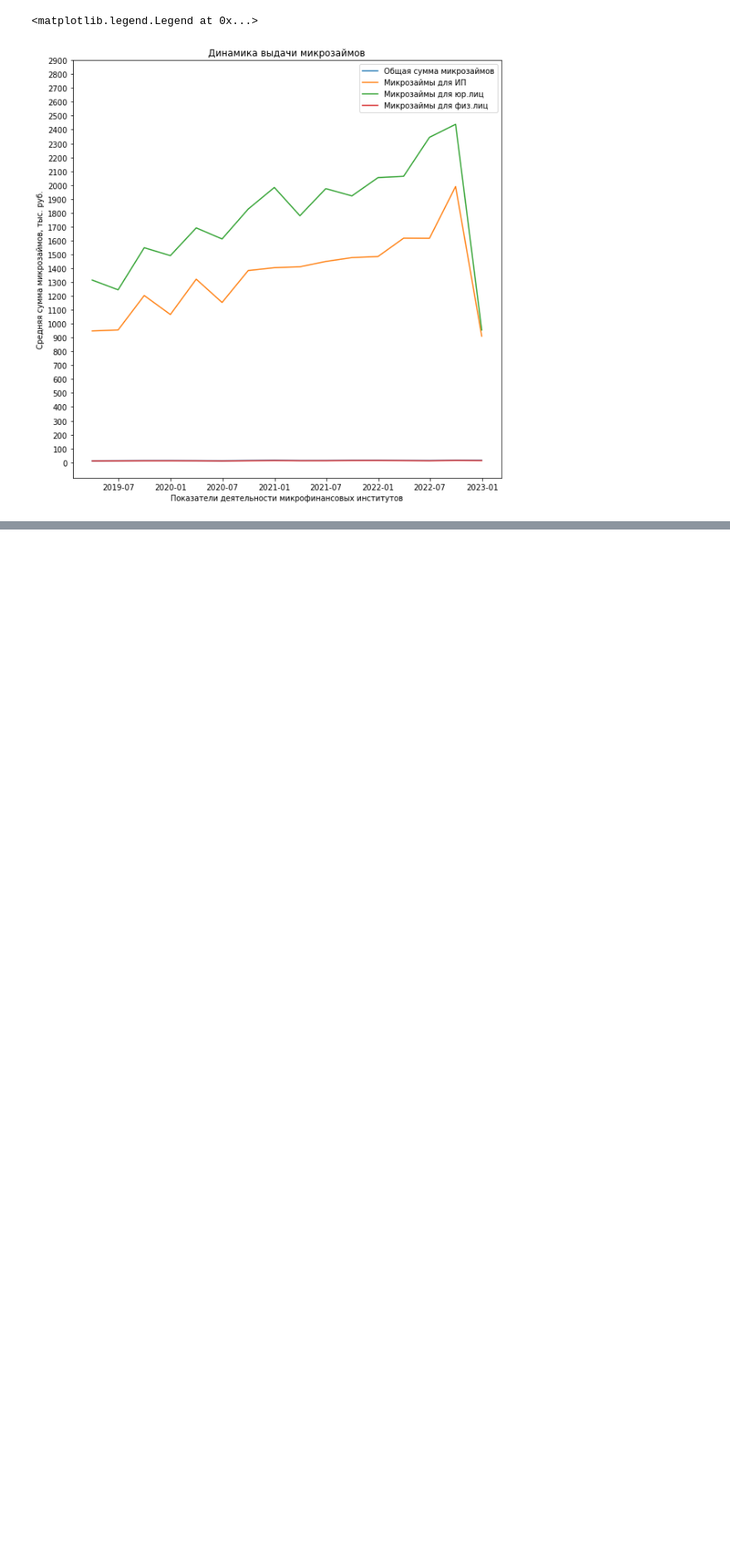
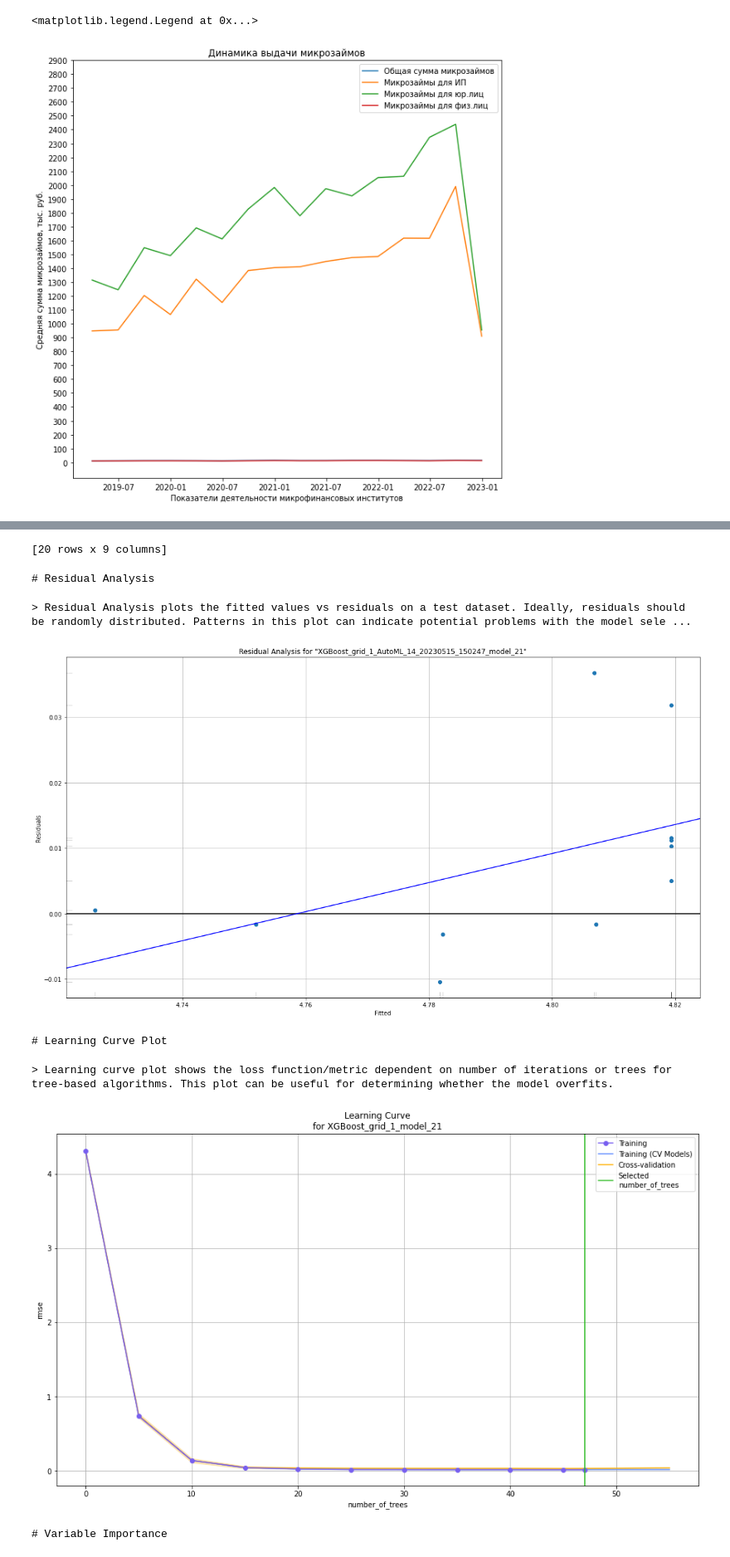
Before and after one commit to torosyantig/microfinance_market, a Jupyter notebook: model.ipynb, the cells around one changed output, grey strips where cells are left out. Shown at 83% size. Drawn from its saved outputs; the diff is of its cells as text; code cells hidden in the pictures; blank space fills up the shorter version.

```diff
--- a/model.ipynb
+++ b/model.ipynb
@@ -530,0 +1389,6 @@ Index(['Показатели деятельности микрофинансов
+# %%
+import numpy as np
+temp = train["borrow"].as_data_frame()
+temp = np.log1p(temp)
+temp = h2o.H2OFrame(temp)
+train["borrow"] = temp
@@ -530,0 +1397,6 @@ Index(['Показатели деятельности микрофинансов
+# %%
+predictors2 = train.names
+# predictors.remove('big_pruchase')
+# predictors.remove('mat_blag')
+predictors2.remove('Date')
+predictors2.remove('borrow')
@@ -530,0 +1436,16 @@ Index(['Показатели деятельности микрофинансов
+# %%
+response2='borrow'
+# %%
+from h2o.estimators.gbm import H2OGradientBoostingEstimator
+
+aml = H2OAutoML(
+    max_models=80,
+    seed=1090,
+    nfolds=4,
+    verbosity="info",
+    sort_metric="RMSE",
+    exclude_algos=["GLM", "DeepLearning"],
+
+)
+
+aml.train(x=predictors2, y=response2, training_frame=train)
@@ -530,0 +1572,3 @@ Index(['Показатели деятельности микрофинансов
+# %%
+aml.explain(train)
+# %% [output]
@@ -530,0 +1594,8 @@ Index(['Показатели деятельности микрофинансов
+[20 rows x 9 columns]
+# Residual Analysis
+> Residual Analysis plots the fitted values vs residuals on a test dataset. Ideally, residuals should be randomly distributed. Patterns in this plot can indicate potential problems with the model sele ...
+[figure, added]
+# Learning Curve Plot
+> Learning curve plot shows the loss function/metric dependent on number of iterations or trees for tree-based algorithms. This plot can be useful for determining whether the model overfits.
+[figure, added]
+# Variable Importance
```
Also changed, not shown: parts of 70 cells of this notebook, 3 other files.
